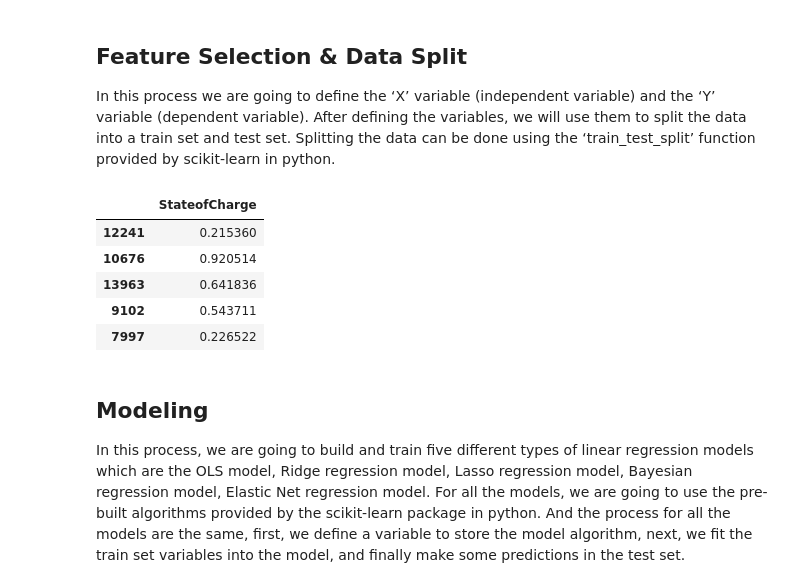
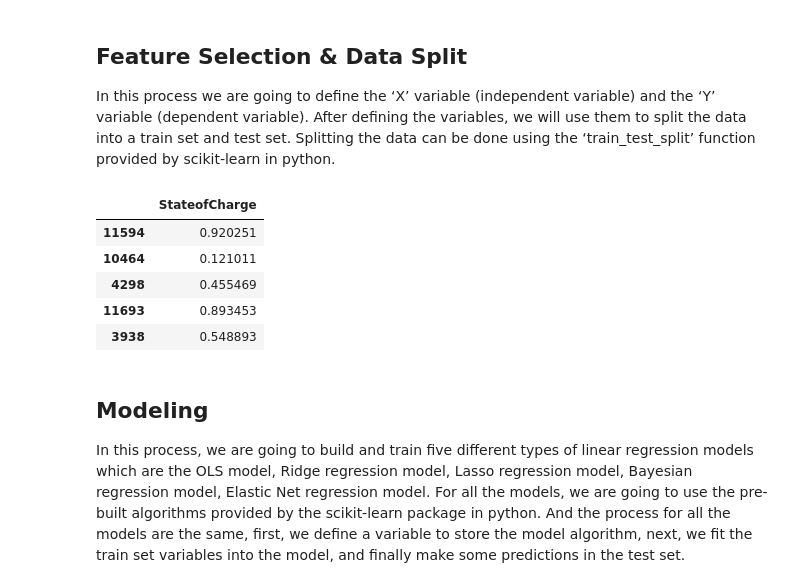
Before and after one commit to punjabinuclei/RealTimeBatteryMonitoringSystem, a Jupyter notebook: Updated_Linear_Regression_Method.ipynb, the cells around one changed output. Cells and saved outputs as stored; diff of their text form; code cells hidden in the pictures.

```diff
--- a/Updated_Linear_Regression_Method.ipynb
+++ b/Updated_Linear_Regression_Method.ipynb
@@ -38,7 +38,7 @@ from sklearn import preprocessing # preprocessData
 # %% [markdown]
 Using the ‘read_csv’ function provided by the Pandas package, we can import the data into our python environment. After importing the data, we can use the ‘head’ function to get a glimpse of our dataset.
 # %%
-df=pd.read_csv(r"SocNew.csv")
+df=pd.read_csv(r"SocFinal.csv")
 df=df.dropna()
 df
 # %% [output]
@@ -127,12 +125,18 @@ X_train, X_test, y_train, y_test = train_test_split(X, y, random_state=0, train_
+# %%
+#
+X_train, X_test, y_train, y_test = train_test_split(
+    X, y, test_size=0.2, random_state=1)
+X_train, X_val, y_train, y_val = train_test_split(
+    X_train, y_train, test_size=0.25, random_state=1)
 # %%
-y_train.head()
+y_val.head()
 # %% [output]
 |  | StateofCharge |
-| 12241 | 0.215360 |
-| 10676 | 0.920514 |
-| 13963 | 0.641836 |
-| 9102 | 0.543711 |
-| 7997 | 0.226522 |
+| 11594 | 0.920251 |
+| 10464 | 0.121011 |
+| 4298 | 0.455469 |
+| 11693 | 0.893453 |
+| 3938 | 0.548893 |
 # %% [markdown]
 ## **Modeling**
 In this process, we are going to build and train five different types of linear regression models which are the OLS model, Ridge regression model, Lasso regression model, Bayesian regression model, Elastic Net regression model. For all the models, we are going to use the pre-built algorithms provided by the scikit-learn package in python. And the process for all the models are the same, first, we define a variable to store the model algorithm, next, we fit the train set variables into the model, and finally make some predictions in the test set.
```
Also changed, not shown: parts of 13 cells of this notebook.
